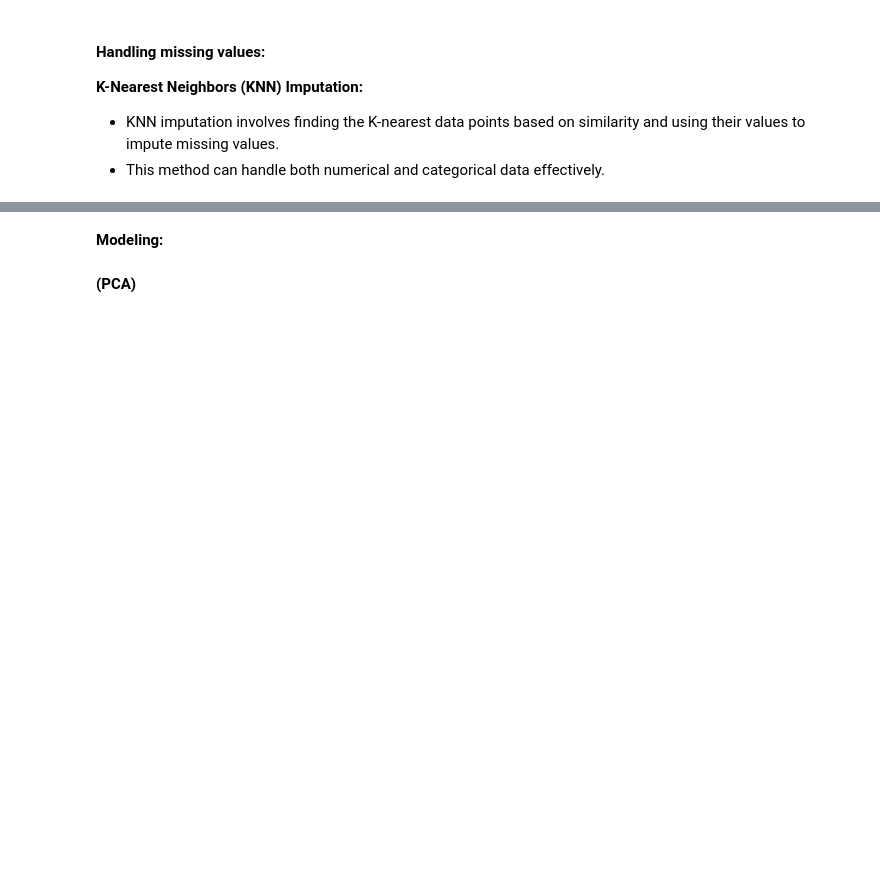
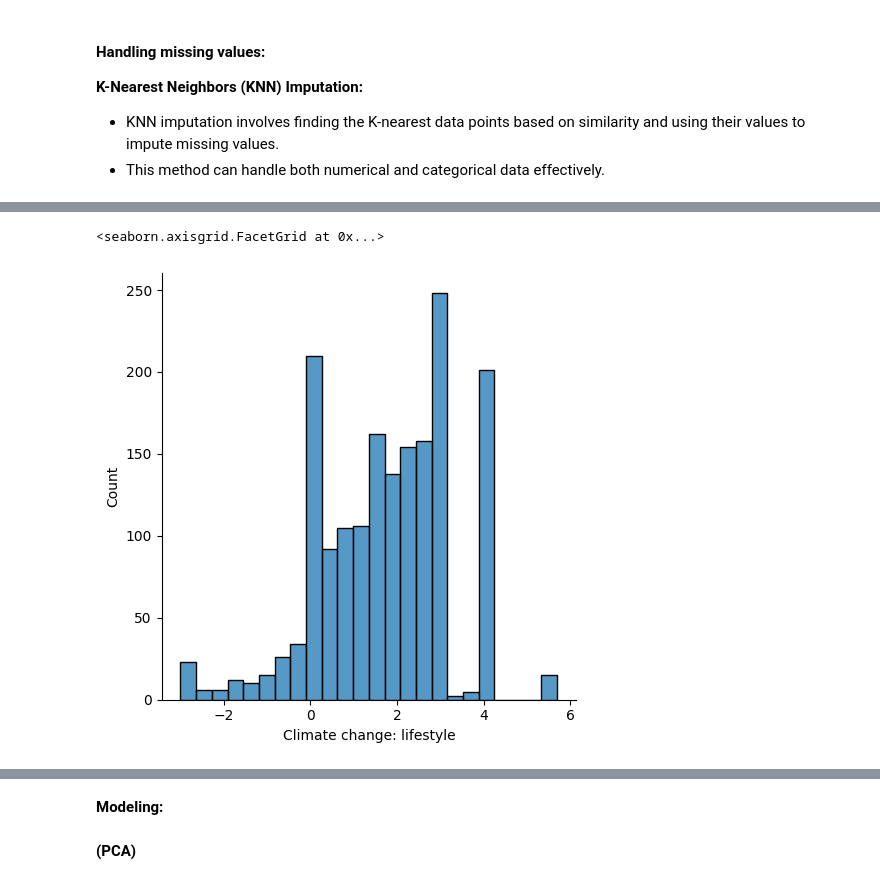
Before and after one commit to kkrusere/EV_Market-Analysis-and-Consumer-Behavior, a Jupyter notebook: data_collection_&_EDA.ipynb, the cells around one changed output, grey strips where cells are left out. Drawn from its saved outputs; the diff is of its cells as text; code cells hidden in the pictures; blank space fills up the shorter version.

```diff
--- a/data_collection_&_EDA.ipynb
+++ b/data_collection_&_EDA.ipynb
@@ -1306,0 +1263,31 @@ A_little_interested_dataset_imputed = knn_impute(A_little_interested_dataset)
+# %%
+import pandas as pd
+from sklearn.impute import KNNImputer,
+
+def impute_missing_data(df):
+    """Imputes missing values in a DataFrame using KNNImputer for numerical columns
+    and SimpleImputer (mode) for categorical columns.
+
+    Args:
+        df (pandas.DataFrame): The DataFrame containing missing values.
+
+    Returns:
+        pandas.DataFrame: The DataFrame with imputed values.
+    """
+
+    # Split the dataset
+    data_numerical = df.select_dtypes(include='number')
+    data_categorical = df.select_dtypes(include='object')
+
+    # Impute numerical features
+    knn_imputer = KNNImputer(n_neighbors=5)
+    data_numerical_filled = pd.DataFrame(knn_imputer.fit_transform(data_numerical), columns=data_numerical.columns)
+
+    # Impute categorical features
+    mode_imputer = SimpleImputer(strategy='most_frequent')
+    data_categorical_filled = pd.DataFrame(mode_imputer.fit_transform(data_categorical), columns=data_categorical.columns)
+
+    # Recombine the datasets
+    df_filled = pd.concat([data_numerical_filled, data_categorical_filled], axis=1)
+
+    return df_filled
@@ -1307 +1304,6 @@ A_little_interested_dataset_imputed = knn_impute(A_little_interested_dataset)
+# %%
+sns.displot(A_little_interested_dataset_imputed['Climate change: lifestyle'], kde=False)
+# %% [output]
+<seaborn.axisgrid.FacetGrid at 0x...>
+[figure, added]
 # %%
```
Also changed, not shown: parts of 27 cells of this notebook.
